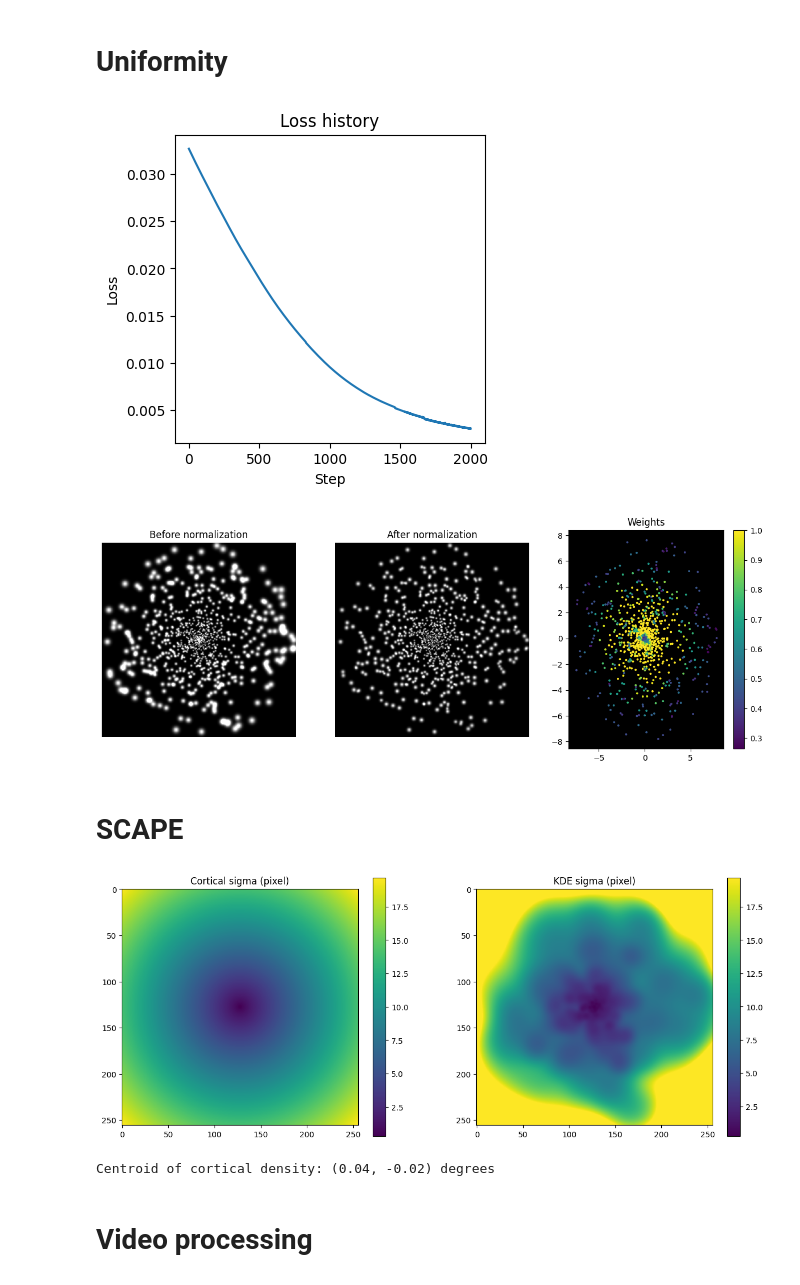
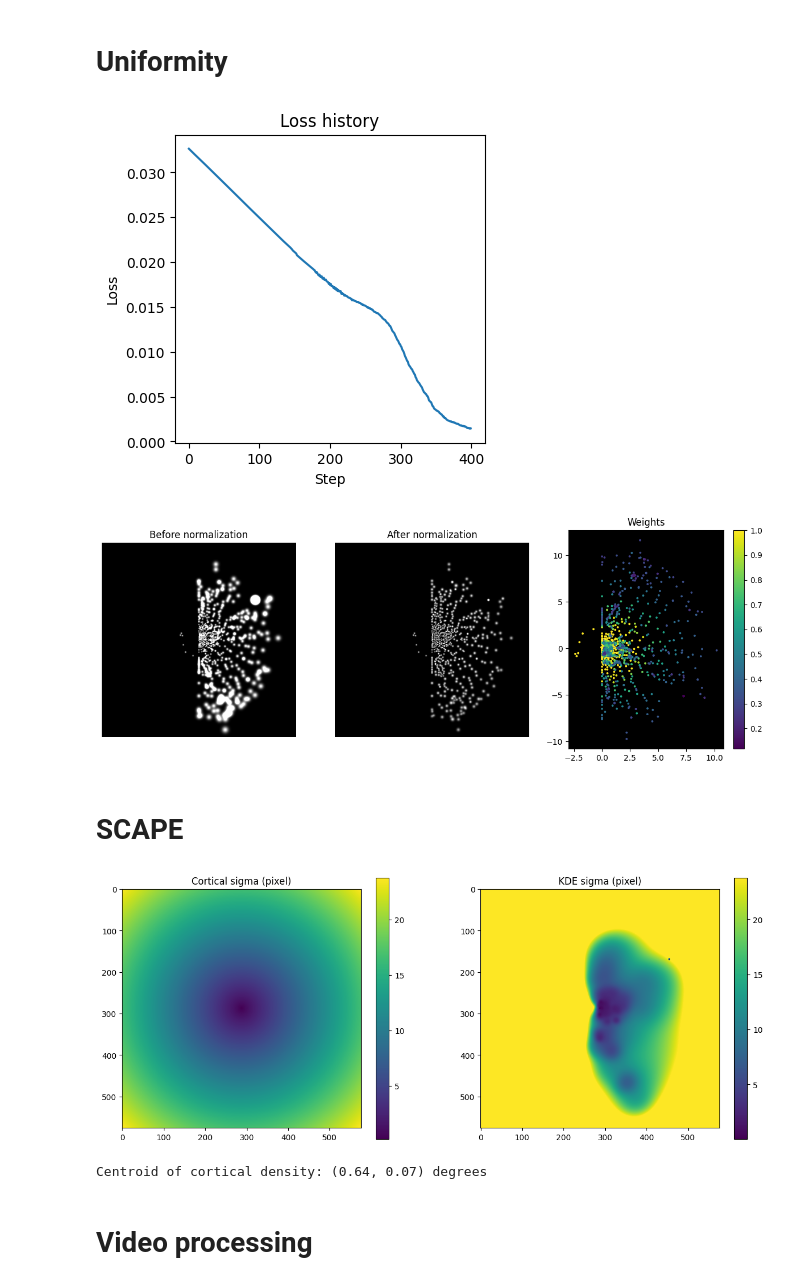
Before and after one commit to MichelleAppel/SCAPE, a Jupyter notebook: notebooks/gaze_demo.ipynb, the cells around one changed output. Drawn from its saved outputs; the diff is of its cells as text; code cells hidden in the pictures.

```diff
--- a/notebooks/gaze_demo.ipynb
+++ b/notebooks/gaze_demo.ipynb
@@ -125,7 +126,7 @@ Frame 50: Gaze Point (0.57, 0.56), Gaze Type: 1
 # %%
 # Define the frame resolution and crop size
 camera_fov = 40 # Camera field of view in degrees, this is an estimate, i can't find online what the actual fov is
-phosphene_fov = 16
+phosphene_fov = 36
 
 ratio = phosphene_fov / camera_fov
 crop_size = int(frame_width * ratio)
@@ -134,23 +135,31 @@ print(crop_size)
 # Load the simulator configuration file (and adjust to preferences).
 params = utils.load_params('../config/params.yaml')
 params['run']['resolution'] = [crop_size, crop_size]
-params['run']['view_angle'] = 16
+params['run']['view_angle'] = 25
 
 # Get phosphene coordinates...
 # n_phosphenes = 1024
 # phosphene_coords = cortex_models.get_visual_field_coordinates_probabilistically(params, n_phosphenes)
 
 # open from pickle file:
-path = '../electrode_schemes/defaultcoordinatemap_1024.pickle' # view_angle = 16
+# path = '../electrode_schemes/defaultcoordinatemap_1024.pickle' # view_angle = 16
 # path = '../electrode_schemes/4utaharrays.pickle' # view_angle = 16
 # path = '../electrode_schemes/1utaharray.pickle' # view_angle = 0.5
-# path = '../electrode_schemes/neuralink.pickle' # view_angle = 25
+path = '../electrode_schemes/neuralink.pickle' # view_angle = 25
 # path = '../electrode_schemes/utahRFs.pickle' # view_angle = 6
 
 with open(path, 'rb') as f:
     phosphene_coords = pickle.load(f)
 
 n_phosphenes = len(phosphene_coords)
+
+# # for sampling from images/video
+# sampling:
+#   sampling_method: center #receptive_fields or center
+#   RF_size: 0.5 # millimeters of cortical surface (when sampling receptive fields)
+params['sampling']['sampling_method'] = 'center'  # 'receptive_fields' or 'center'
+params['sampling']['RF_size'] = 0.5  # millimeters of cortical surface
+
 
 # Initialize simulator
 simulator = PhospheneSimulator(params, phosphene_coords)
@@ -180,11 +189,11 @@ stim_init = amplitude * torch.ones(simulator.num_phosphenes, device='cuda')
 normalizer = DynamicAmplitudeNormalizer(
     simulator=simulator,
     base_size=3,
-    scale=0.0001,
+    scale=0.1,
     A_min=0,
     A_max=amplitude,
-    learning_rate=0.002,
-    steps=2000,
+    learning_rate=0.01,
+    steps=400,
     target=None  # or a specific float
 )
 stim_final = normalizer.run(stim_init, verbose=True)
@@ -225,8 +234,8 @@ plt.colorbar()
 plt.title('Weights')
 plt.show()
 # %% [output]
-[figure, old version]
+[figure, new version]
-[figure, old version]
+[figure, new version]
 # %% [markdown]
 # SCAPE
 # %%
@@ -260,37 +269,37 @@ plt.show()
 #     return normalized
 
 mapper = VisualFieldMapper(simulator=simulator)
 
 # 1) Cortical approach:
 density_cortical = mapper.build_density_map_cortical(total_phosphenes=n_phosphenes)
 sigma_cortical_pix = mapper.build_sigma_map_from_density(density_cortical, space="pixel")
 
 # 2) KDE approach:
-density_kde = mapper.build_density_map_kde(k=6, alpha=1.0, total_phosphenes=n_phosphenes)
+density_kde = mapper.build_density_map_kde(k=6, alpha=2.0, total_phosphenes=n_phosphenes)
 sigma_kde_pix = mapper.build_sigma_map_from_density(density_kde, space="pixel")
 
 # show density maps
 fov = params['run']['view_angle']
 
 # plot sigma_cortical_pix, sigma_kde_pix
 
 plt.figure(figsize=(15, 6))
 plt.subplot(1, 2, 1)
 plt.imshow(sigma_cortical_pix, cmap='viridis')
 plt.colorbar()
 plt.title('Cortical sigma (pixel)')
 
 plt.subplot(1, 2, 2)
 plt.imshow(sigma_kde_pix, cmap='viridis', vmax=sigma_cortical_pix.max())
 plt.colorbar()
 plt.title('KDE sigma (pixel)')
 plt.show()
-# Find centroidZ
+# Find centroid
 x_centroid, y_centroid = mapper.centroid_of_density(density_kde)
 print(f'Centroid of cortical density: ({x_centroid:.2f}, {y_centroid:.2f}) degrees')
 # %% [output]
-[figure, old version]
+[figure, new version]
-Centroid of cortical density: (0.04, -0.02) degrees
+Centroid of cortical density: (0.64, 0.07) degrees
 # %%
 sigma_map_tensor = torch.Tensor(sigma_kde_pix).float().cuda().detach()
 
```
Also changed, not shown: parts of 7 cells of this notebook, 16 other files.
